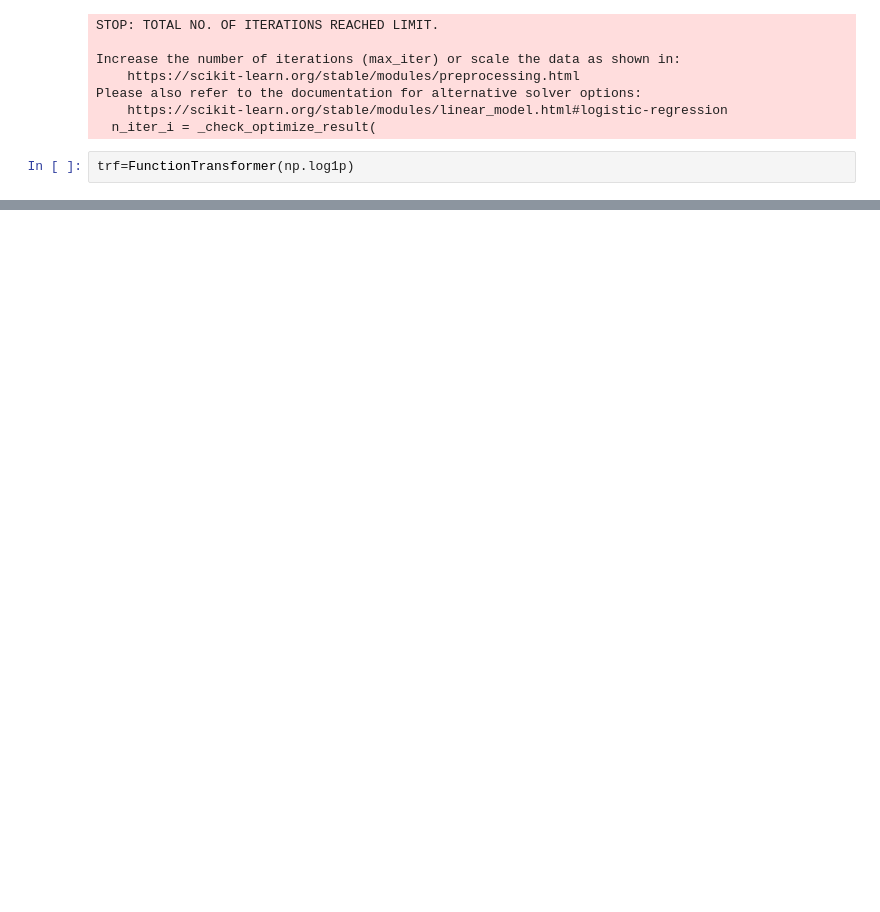
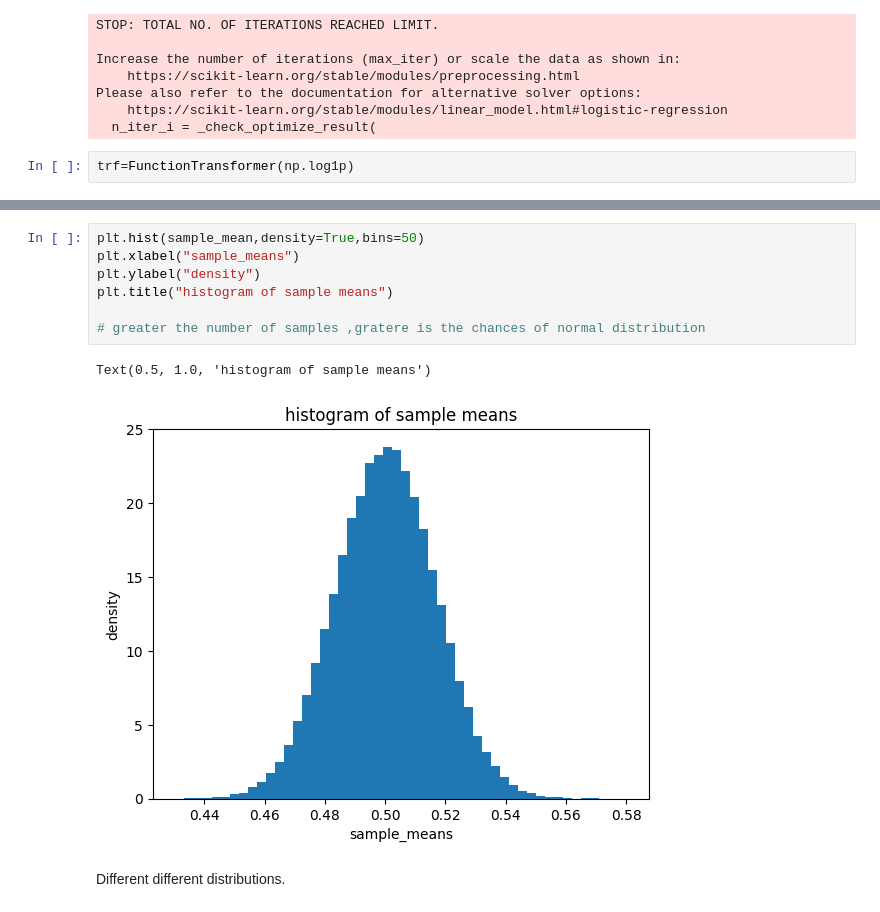
Before and after one commit to SUCCESSneeded/practice, a Jupyter notebook: Mlmaths.ipynb, the cells around one changed output, grey strips where cells are left out. Drawn from its saved outputs; the diff is of its cells as text; blank space fills up the shorter version.

```diff
--- a/Mlmaths.ipynb
+++ b/Mlmaths.ipynb
@@ -558,0 +609,12 @@ Please also refer to the documentation for alternative solver options:
+# %%
+plt.hist(sample_mean,density=True,bins=50)
+plt.xlabel("sample_means")
+plt.ylabel("density")
+plt.title("histogram of sample means")
+
+# greater the number of samples ,gratere is the chances of normal distribution
+# %% [output]
+Text(0.5, 1.0, 'histogram of sample means')
+[figure, added]
+# %% [markdown]
+Different different distributions.
```
Also changed, not shown: parts of 30 cells of this notebook.
